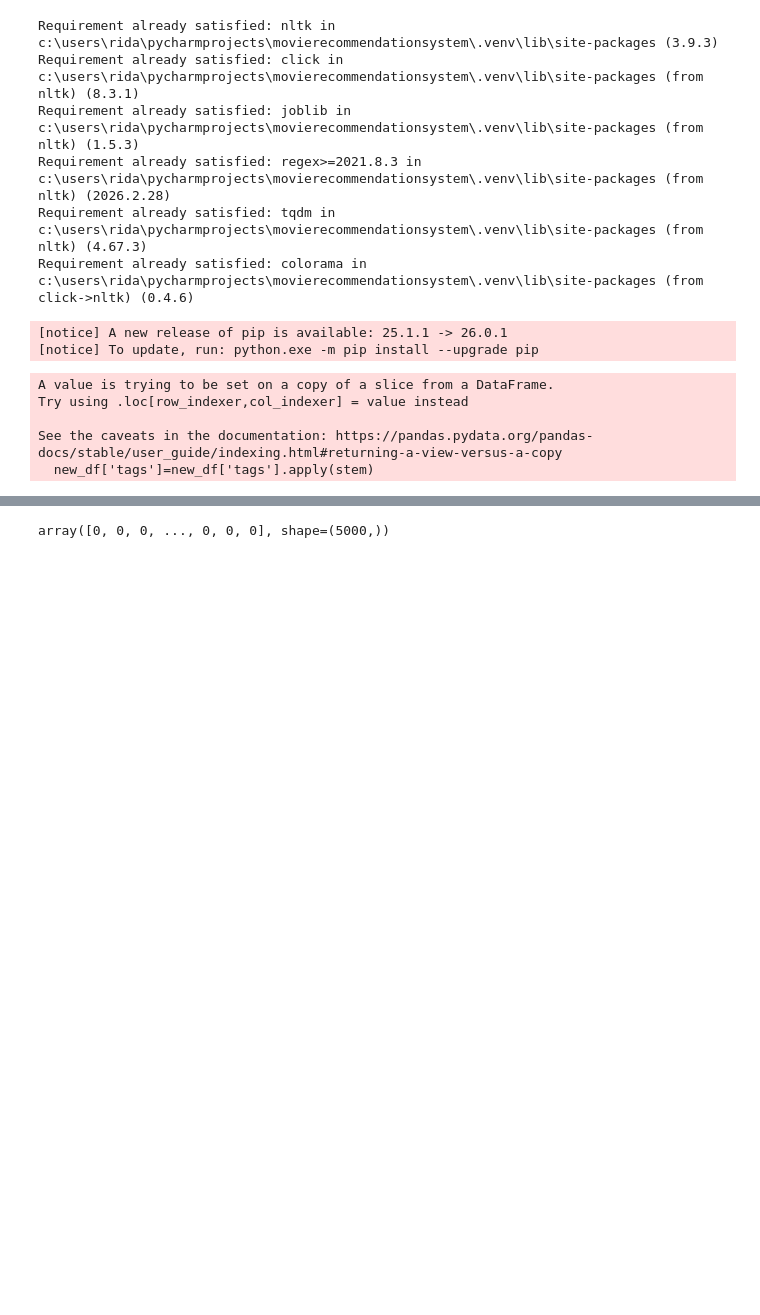
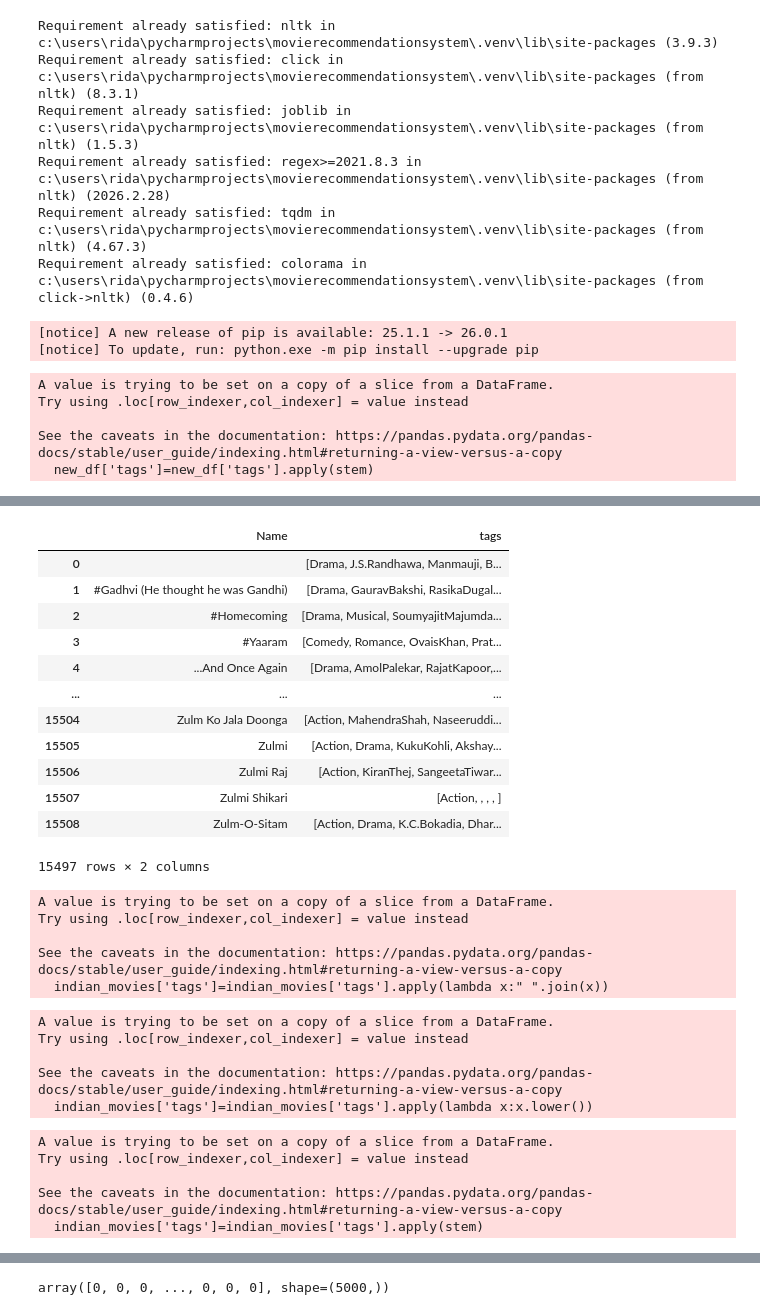
Before and after one commit to rida7-crypto/movie-recommender-system, a Jupyter notebook: movie-recommender-system.ipynb, the cells around one changed output, grey strips where cells are left out. Cells and saved outputs as stored; diff of their text form; code cells hidden in the pictures; blank space fills up the shorter version.

```diff
--- a/movie-recommender-system.ipynb
+++ b/movie-recommender-system.ipynb
@@ -325,0 +447,44 @@ See the caveats in the documentation: https://pandas.pydata.org/pandas-docs/stab
+# %%
+indian_movies['tags']=indian_movies['Genre']+indian_movies['Director']+indian_movies['Actor 1']+indian_movies['Actor 2']+indian_movies['Actor 3']
+# %%
+indian_movies=indian_movies[['Name','tags']]
+# %%
+indian_movies
+# %% [output]
+|  | Name | tags |
+| 0 |  | [Drama, J.S.Randhawa, Manmauji, B... |
+| 1 | #Gadhvi (He thought he was Gandhi) | [Drama, GauravBakshi, RasikaDugal... |
+| 2 | #Homecoming | [Drama, Musical, SoumyajitMajumda... |
+| 3 | #Yaaram | [Comedy, Romance, OvaisKhan, Prat... |
+| 4 | ...And Once Again | [Drama, AmolPalekar, RajatKapoor,... |
+| ... | ... | ... |
+| 15504 | Zulm Ko Jala Doonga | [Action, MahendraShah, Naseeruddi... |
+| 15505 | Zulmi | [Action, Drama, KukuKohli, Akshay... |
+| 15506 | Zulmi Raj | [Action, KiranThej, SangeetaTiwar... |
+| 15507 | Zulmi Shikari | [Action, , , , ] |
+| 15508 | Zulm-O-Sitam | [Action, Drama, K.C.Bokadia, Dhar... |
+15497 rows × 2 columns
+# %%
+indian_movies['tags']=indian_movies['tags'].apply(lambda x:" ".join(x))
+# %% [output]
+A value is trying to be set on a copy of a slice from a DataFrame.
+Try using .loc[row_indexer,col_indexer] = value instead
+
+See the caveats in the documentation: https://pandas.pydata.org/pandas-docs/stable/user_guide/indexing.html#returning-a-view-versus-a-copy
+  indian_movies['tags']=indian_movies['tags'].apply(lambda x:" ".join(x))
+# %%
+indian_movies['tags']=indian_movies['tags'].apply(lambda x:x.lower())
+# %% [output]
+A value is trying to be set on a copy of a slice from a DataFrame.
+Try using .loc[row_indexer,col_indexer] = value instead
+
+See the caveats in the documentation: https://pandas.pydata.org/pandas-docs/stable/user_guide/indexing.html#returning-a-view-versus-a-copy
+  indian_movies['tags']=indian_movies['tags'].apply(lambda x:x.lower())
+# %%
+indian_movies['tags']=indian_movies['tags'].apply(stem)
+# %% [output]
+A value is trying to be set on a copy of a slice from a DataFrame.
+Try using .loc[row_indexer,col_indexer] = value instead
+
+See the caveats in the documentation: https://pandas.pydata.org/pandas-docs/stable/user_guide/indexing.html#returning-a-view-versus-a-copy
+  indian_movies['tags']=indian_movies['tags'].apply(stem)
```
Also changed, not shown: parts of 34 cells of this notebook, 1 other file.
